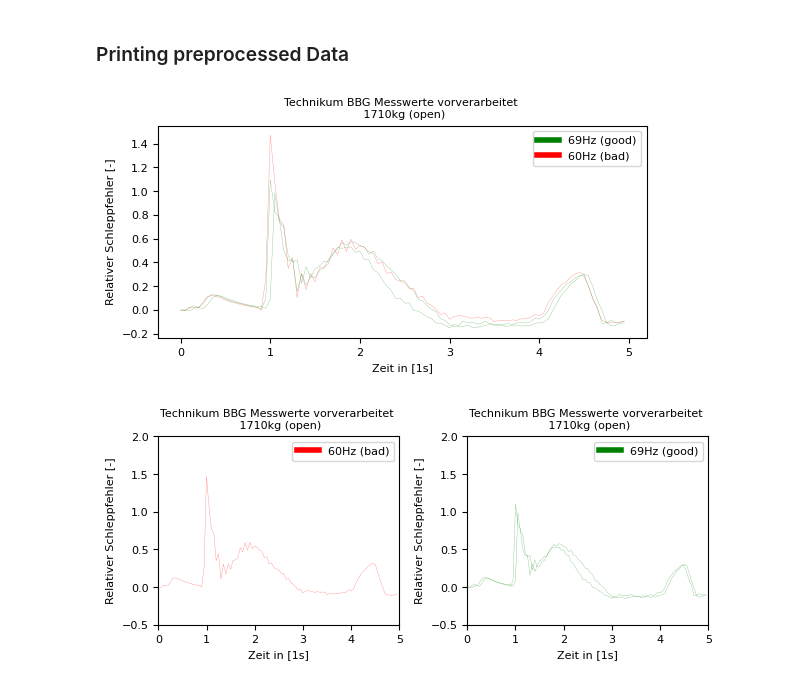
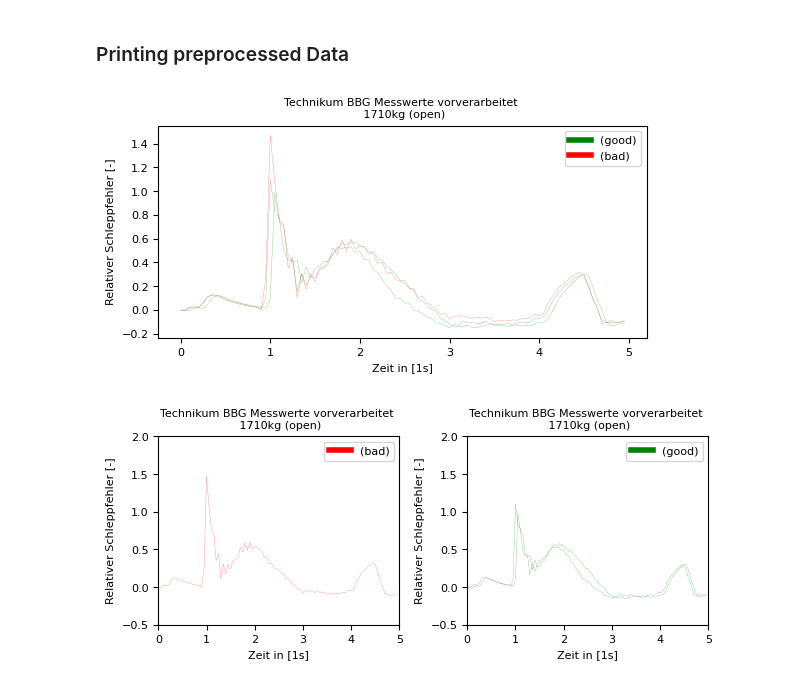
Before and after one commit to schiesem/ai-in-production-example-development, a Jupyter notebook: use-case-2/notebooks/project.ipynb, the cells around one changed output. Drawn from its saved outputs; the diff is of its cells as text; code cells hidden in the pictures.

```diff
--- a/use-case-2/notebooks/project.ipynb
+++ b/use-case-2/notebooks/project.ipynb
@@ -109,11 +108,10 @@ Creating Feature Frames:
 # %% [markdown]
 ### Printing the raw data
 # %%
-DATA_DIR = f"D:\\work-hsu\\08_code_programms\\ai-in-production-example-development\\use-case-2\\data\processed\\{DATA_FRAME_FILE_NAME}.pickle"
-FIG_DIR = f"D:\\work-hsu\\08_code_programms\\ai-in-production-example-development\\use-case-2\\reports\\figures"
+DATA_FILE_PATH = f"D:\\work-hsu\\08_code_programms\\ai-in-production-example-development\\use-case-2\\data\processed\\{DATA_FILE_NAME}.pickle"
 
 # load data frame for printing
-data_frame = du.load_file(DATA_DIR)
+data_frame = du.load_file(DATA_FILE_PATH)
 
 # selecting data were mass moves upwards and weights 1710kg
 select_data = data_frame[(data_frame[du.MOVING_LABEL]=="up") & (data_frame[du.WEIGHT_LABEL]== 1710)]
@@ -165,16 +163,15 @@ fig2.show()
 # %% [markdown]
 ### Preprocess the Data
 # %%
-DATA_DIR= f"D:\\work-hsu\\08_code_programms\\ai-in-production-example-development\\use-case-2\\data\processed\\{DATA_FRAME_FILE_NAME}.pickle"
+#file name
+FEATURE_FILE_NAME = "feature_frame"
 
-FEATURE_FRAME_FILE_NAME = "feature_frame_v01"
-
-data_frame = du.load_file(DATA_DIR)
+# settings of the preprocessing
 RESAMPLETIME = '0.05s'
 MIN_ELEMENTS = 0
 MAX_ELEMENTS = 100
 
-
+data_frame = du.load_file(DATA_FILE_PATH)
 #resample and cutting
 drop_list = []
 for index, row in data_frame.iterrows():
@@ -207,7 +204,7 @@ for drop_element in drop_list:
     print(f"Element {drop_element} dropped")
 
 # file saving
-du.save_file(data_frame, PROCESSED_DATA_DIR, FEATURE_FRAME_FILE_NAME, "pickle")
+du.save_file(data_frame, PROCESSED_DATA_DIR, FEATURE_FILE_NAME, "pickle")
 # %% [output]
 Error with data row 2, name: 23_03_08_13_52_46_7b363fd453f842d79a13ff29b59a5739_42
 Appended to drop list
@@ -218,13 +215,12 @@ Element 23_03_08_14_57_12_955675d4aebc4528a14633ab883b2311_182 dropped
 # %% [markdown]
 ### Printing preprocessed Data
 # %%
-FIG_DIR = "D:\\work-hsu\\08_code_programms\\ai-in-production-example-development\\use-case-2\\reports\\figures"
-FEATURE_DIR= f"D:\\work-hsu\\08_code_programms\\ai-in-production-example-development\\use-case-2\\data\processed\\{FEATURE_FRAME_FILE_NAME}.pickle"
+FEATURE_PATH= f"D:\\work-hsu\\08_code_programms\\ai-in-production-example-development\\use-case-2\\data\processed\\{FEATURE_FILE_NAME}.pickle"
 
 FIG_WIDTH = vu.cm2in(16)
 FIG_HEIGHT = vu.cm2in(7)
 
-data_frame = du.load_file(FEATURE_DIR)
+data_frame = du.load_file(FEATURE_PATH)
 
 # selecting data were mass moves upwards and weights 1710kg
 select_data = data_frame[(data_frame[du.MOVING_LABEL]=="up") & (data_frame[du.WEIGHT_LABEL]== 1710)]
@@ -238,34 +234,34 @@ fig2, (ax2, ax3) = plt.subplots(1,2, figsize=(FIG_WIDTH, FIG_HEIGHT), tight_layo
 for index, row in tqdm(select_data.iterrows(), desc="Creating Plot 1"):
     column_names = row[du.DEVICE_DATA_FRAME].columns
     x_col = column_names[0]
     y_col = column_names[5]
     y_values = row[du.DEVICE_DATA_FRAME][y_col]
     x_values = row[du.DEVICE_DATA_FRAME][x_col].subtract(row[du.DEVICE_DATA_FRAME][x_col].iloc[0]).divide(1e3)
     # set the printing color
     if row[du.FREQUENCY_LABEL] == 60:
         temp_color = "r"
-        temp_custom_label = "60Hz (bad)"
+        temp_custom_label = "(bad)"
         vu.custom_plot(ax2, x_values, y_values, alpha = 0.5, color = temp_color, linewidth = 0.25,
                         autoscale = False, x_limits=(0, 5), y_limits=(-0.5, 2),
                         title="Technikum BBG Messwerte vorverarbeitet \n 1710kg (open)", x_label= "Zeit in [1s]", y_label="Relativer Schleppfehler [-]",
                         plot_custom_legend = True, custom_label = temp_custom_label)
     if row[du.FREQUENCY_LABEL] == 69:
         temp_color = "g"
-        temp_custom_label = "69Hz (good)"
+        temp_custom_label = "(good)"
         vu.custom_plot(ax3, x_values, y_values, alpha = 0.5, color = temp_color, linewidth = 0.25,
                         autoscale = False, x_limits=(0, 5), y_limits=(-0.5, 2),
                         title = "Technikum BBG Messwerte vorverarbeitet \n 1710kg (open)", x_label= "Zeit in [1s]", y_label="Relativer Schleppfehler [-]",
                         plot_custom_legend = True, custom_label = temp_custom_label)
 
     vu.custom_plot(ax1, x_values, y_values, alpha = 0.5, color = temp_color, linewidth = 0.25,
                     title = "Technikum BBG Messwerte vorverarbeitet \n 1710kg (open)", x_label= "Zeit in [1s]", y_label="Relativer Schleppfehler [-]",
                     plot_custom_legend=True, custom_label=temp_custom_label)
 
 vu.save_fig(fig1, FIG_DIR, "processed_common", overwrite=True)
 vu.save_fig(fig2, FIG_DIR, "processed_seperate", overwrite=True)
 
 fig1.show()
 fig2.show()
 # %% [output]
-[figure, old version]
+[figure, new version]
-[figure, old version]
+[figure, new version]
```
Also changed, not shown: parts of 3 cells of this notebook, 5 other files.
